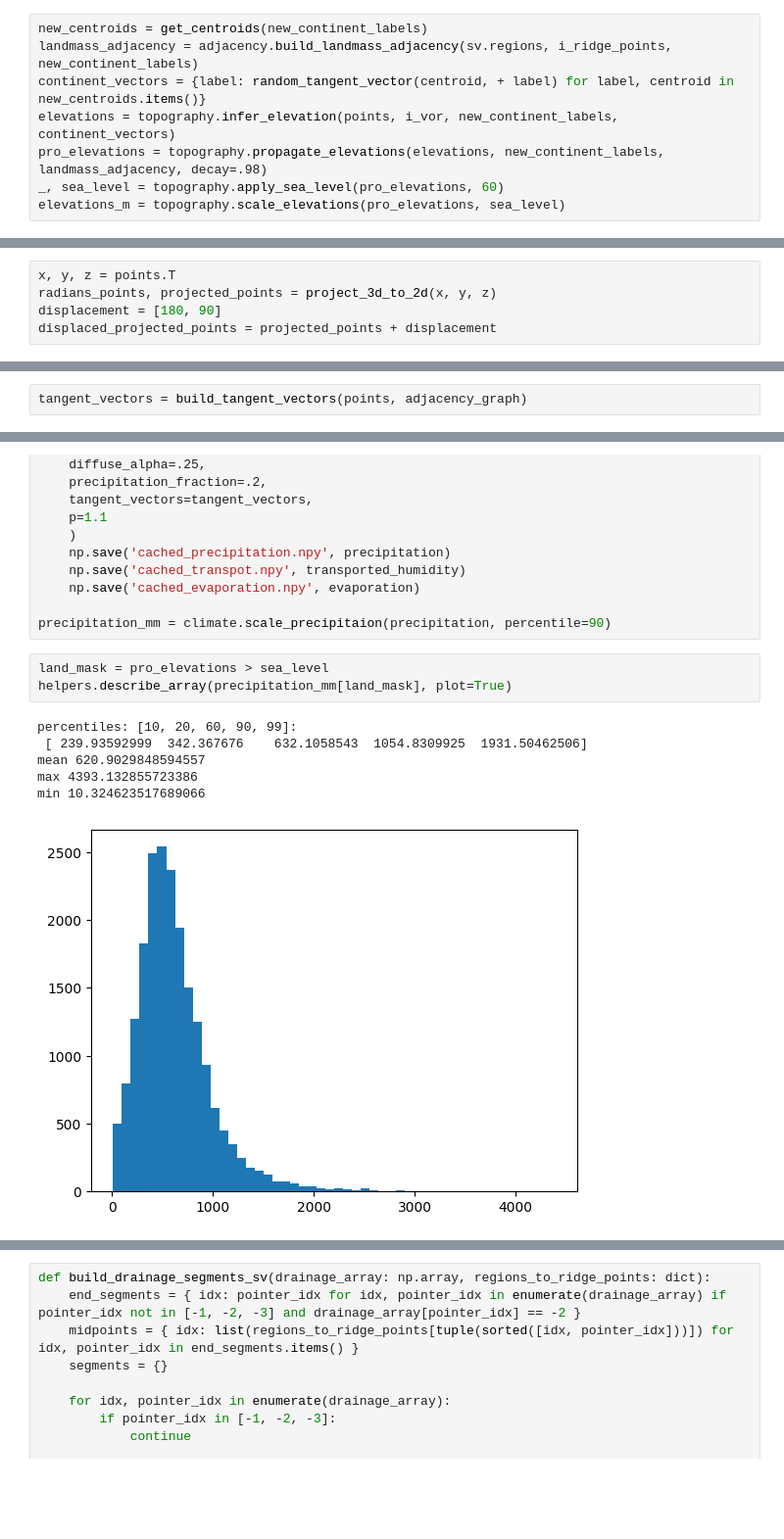
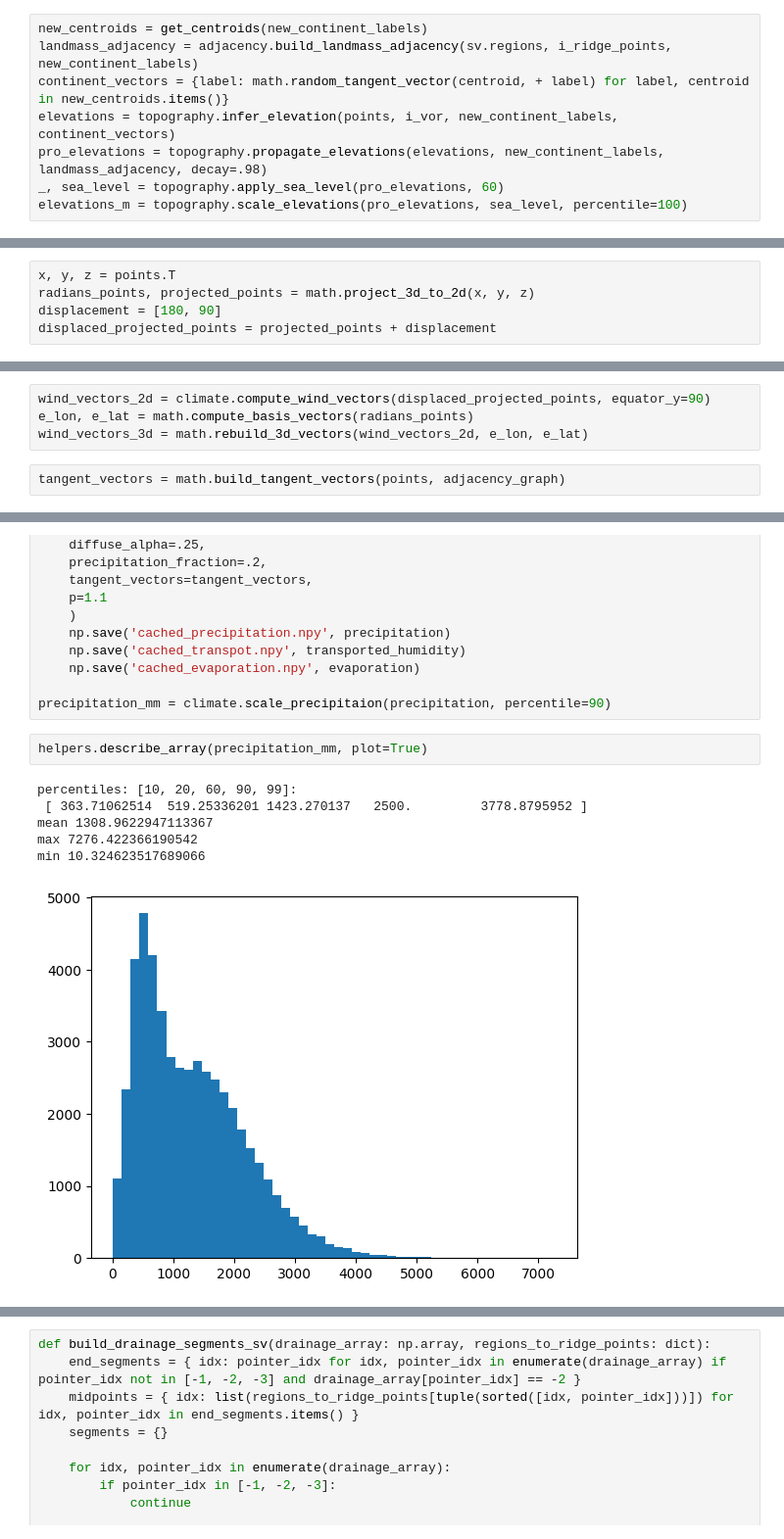
Before and after one commit to nrbrt10/geoGen, a Jupyter notebook: geoSphereVoronoi.ipynb, the cells around one changed output, grey strips where cells are left out. Shown at 98% size. Cells and saved outputs as stored; diff of their text form; blank space fills up the shorter version.

```diff
--- a/geoSphereVoronoi.ipynb
+++ b/geoSphereVoronoi.ipynb
@@ -109,11 +103,11 @@ new_continent_labels = pertub_tectonic_boundaries(centroids, points, adjacency_g
 # %%
 new_centroids = get_centroids(new_continent_labels)
 landmass_adjacency = adjacency.build_landmass_adjacency(sv.regions, i_ridge_points, new_continent_labels)
-continent_vectors = {label: random_tangent_vector(centroid, + label) for label, centroid in new_centroids.items()}
+continent_vectors = {label: math.random_tangent_vector(centroid, + label) for label, centroid in new_centroids.items()}
 elevations = topography.infer_elevation(points, i_vor, new_continent_labels, continent_vectors)
 pro_elevations = topography.propagate_elevations(elevations, new_continent_labels, landmass_adjacency, decay=.98)
 _, sea_level = topography.apply_sea_level(pro_elevations, 60)
-elevations_m = topography.scale_elevations(pro_elevations, sea_level)
+elevations_m = topography.scale_elevations(pro_elevations, sea_level, percentile=100)
 # %% [markdown]
 # Drainage
 # %%
@@ -139,6 +139,6 @@ def project_3d_to_2d(x, y, z, type='equirectangular') -> tuple[np.array, np.arra
 # %%
 x, y, z = points.T
-radians_points, projected_points = project_3d_to_2d(x, y, z)
+radians_points, projected_points = math.project_3d_to_2d(x, y, z)
 displacement = [180, 90]
 displaced_projected_points = projected_points + displacement
 # %%
@@ -190,5 +147,9 @@ def build_tangent_vectors(points, adjacency):
+# %%
+wind_vectors_2d = climate.compute_wind_vectors(displaced_projected_points, equator_y=90)
+e_lon, e_lat = math.compute_basis_vectors(radians_points)
+wind_vectors_3d = math.rebuild_3d_vectors(wind_vectors_2d, e_lon, e_lat)
 # %%
-tangent_vectors = build_tangent_vectors(points, adjacency_graph)
+tangent_vectors = math.build_tangent_vectors(points, adjacency_graph)
 # %%
 if os.path.exists('cached_precipitation.npy') and os.path.exists('cached_transpot.npy') and os.path.exists('cached_evaporation.npy'):
     precipitation = np.load('cached_precipitation.npy')
@@ -213,12 +174,11 @@ else:
 
 precipitation_mm = climate.scale_precipitaion(precipitation, percentile=90)
 # %%
-land_mask = pro_elevations > sea_level
-helpers.describe_array(precipitation_mm[land_mask], plot=True)
+helpers.describe_array(precipitation_mm, plot=True)
 # %% [output]
 percentiles: [10, 20, 60, 90, 99]:
- [ 239.93592999  342.367676    632.1058543  1054.8309925  1931.50462506]
-mean 620.9029848594557
-max 4393.132855723386
+ [ 363.71062514  519.25336201 1423.270137   2500.         3778.8795952 ]
+mean 1308.9622947113367
+max 7276.422366190542
 min 10.324623517689066
-[figure, old version]
+[figure, new version]
```
Also changed, not shown: parts of 64 cells of this notebook, 4 other files.
